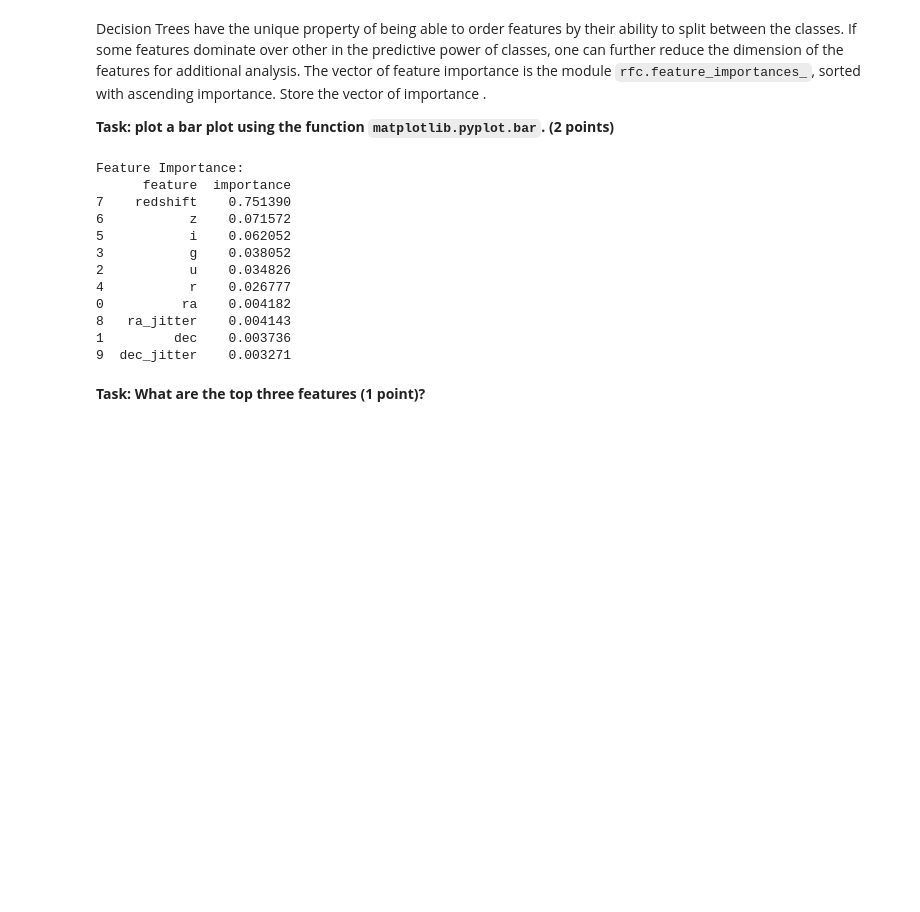
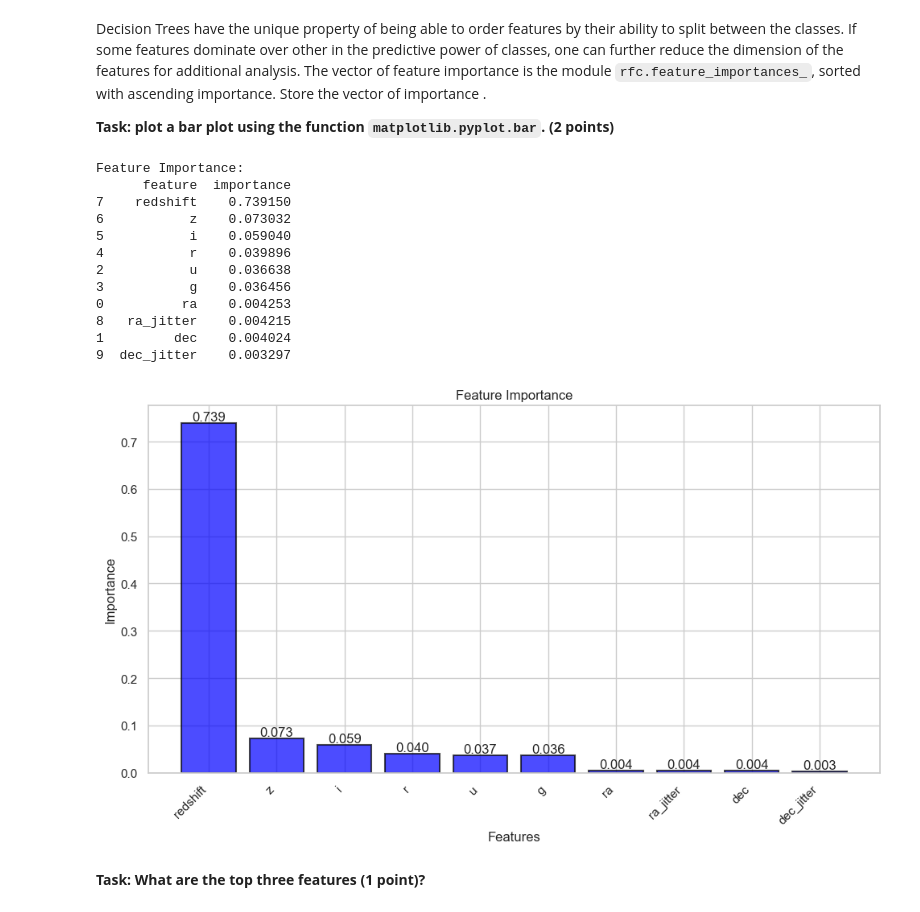
Before and after one commit to sryisjelly/MLGEO2024_LiangtongW, a Jupyter notebook: HW2/Homework_CML.ipynb, the cells around one changed output. Drawn from its saved outputs; the diff is of its cells as text; code cells hidden in the pictures; blank space fills up the shorter version.

```diff
--- a/HW2/Homework_CML.ipynb
+++ b/HW2/Homework_CML.ipynb
@@ -1252,26 +1245,50 @@ see the cell below
 Decision Trees have the unique property of being able to order features by their ability to split between the classes. If some features dominate over other in the predictive power of classes, one can further reduce the dimension of the features for additional analysis. The vector of feature importance is the module ``rfc.feature_importances_``, sorted with ascending importance. Store the vector of importance .
 
 **Task: plot a bar plot using the function ``matplotlib.pyplot.bar``. (2 points)**
-# %%
-# Feature Importance
-feature_importance = pd.DataFrame({'feature': X_train.columns, 'importance': rf.feature_importances_}).sort_values('importance', ascending=False)
-
-# Display the feature importance
-print("\nFeature Importance:")
-print(feature_importance)
-# %% [output]
-Feature Importance:
-      feature  importance
-7    redshift    0.751390
-6           z    0.071572
-5           i    0.062052
-3           g    0.038052
-2           u    0.034826
-4           r    0.026777
-0          ra    0.004182
-8   ra_jitter    0.004143
-1         dec    0.003736
-9  dec_jitter    0.003271
+# %%
+# Feature Importance
+feature_importance = pd.DataFrame({'feature': X_train.columns, 'importance': rf.feature_importances_}).sort_values('importance', ascending=False)
+
+# Display the feature importance
+print("\nFeature Importance:")
+print(feature_importance)
+
+# Plot the feature importance
+plt.figure(figsize=(10, 6))
+bars = plt.bar(feature_importance['feature'], feature_importance['importance'], color='blue', alpha=0.7, edgecolor='black', linewidth=1.5, capsize=5)
+
+# Annotate the importance value on the top of each bar
+for bar in bars:
+    yval = bar.get_height()
+    plt.text(bar.get_x() + bar.get_width() / 2.0, yval, f'{yval:.3f}', ha='center', va='bottom')
+
+# Add labels and title
+plt.title('Feature Importance')
+plt.xlabel('Features')
+plt.ylabel('Importance')
+
+# Rotate feature names for better readability
+plt.xticks(rotation=45, ha='right')
+
+# Adjust layout to fit labels
+plt.tight_layout()
+
+# Show plot
+plt.show()
+# %% [output]
+Feature Importance:
+      feature  importance
+7    redshift    0.739150
+6           z    0.073032
+5           i    0.059040
+4           r    0.039896
+2           u    0.036638
+3           g    0.036456
+0          ra    0.004253
+8   ra_jitter    0.004215
+1         dec    0.004024
+9  dec_jitter    0.003297
+[figure, added]
 # %% [markdown]
 **Task: What are the top three features (1 point)?**
 # %% [markdown]
```
Also changed, not shown: parts of 18 cells of this notebook.
